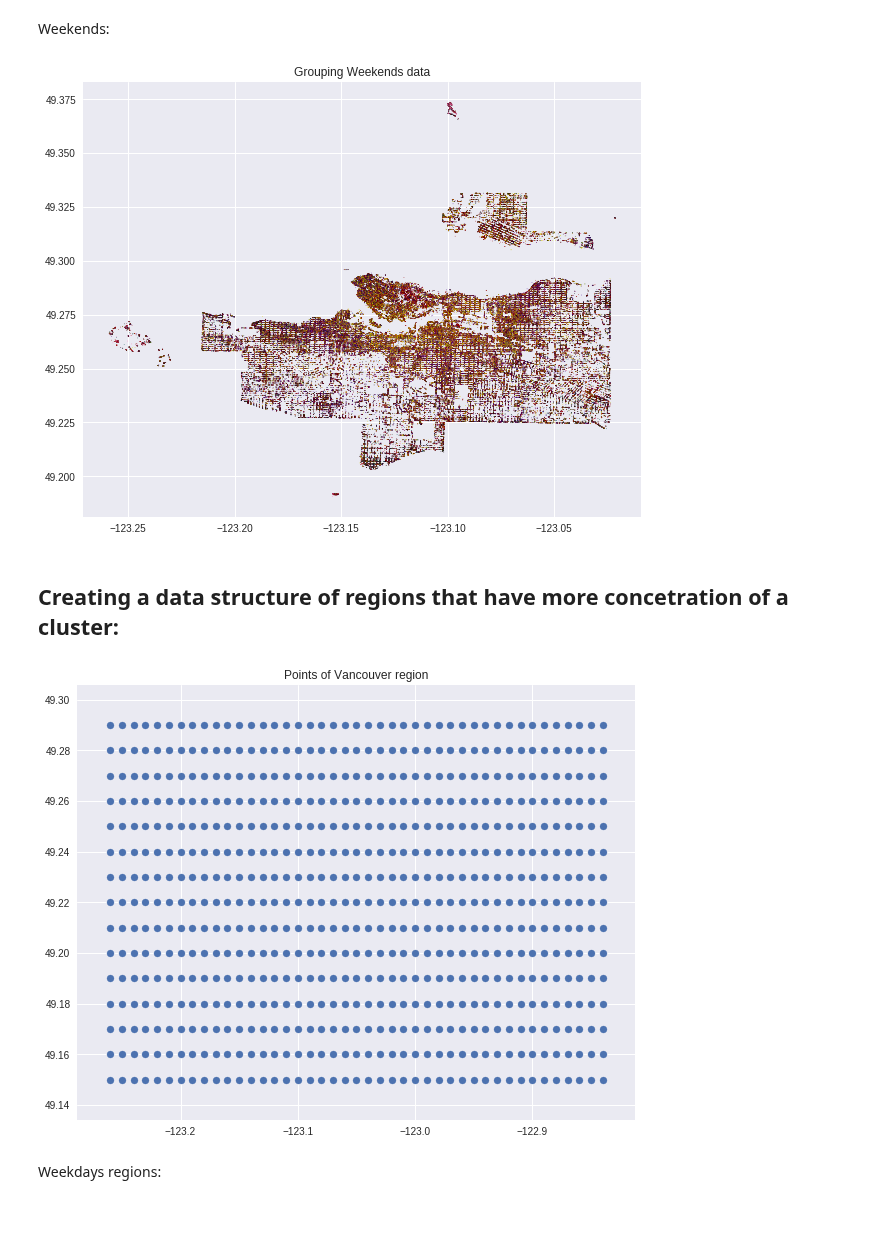
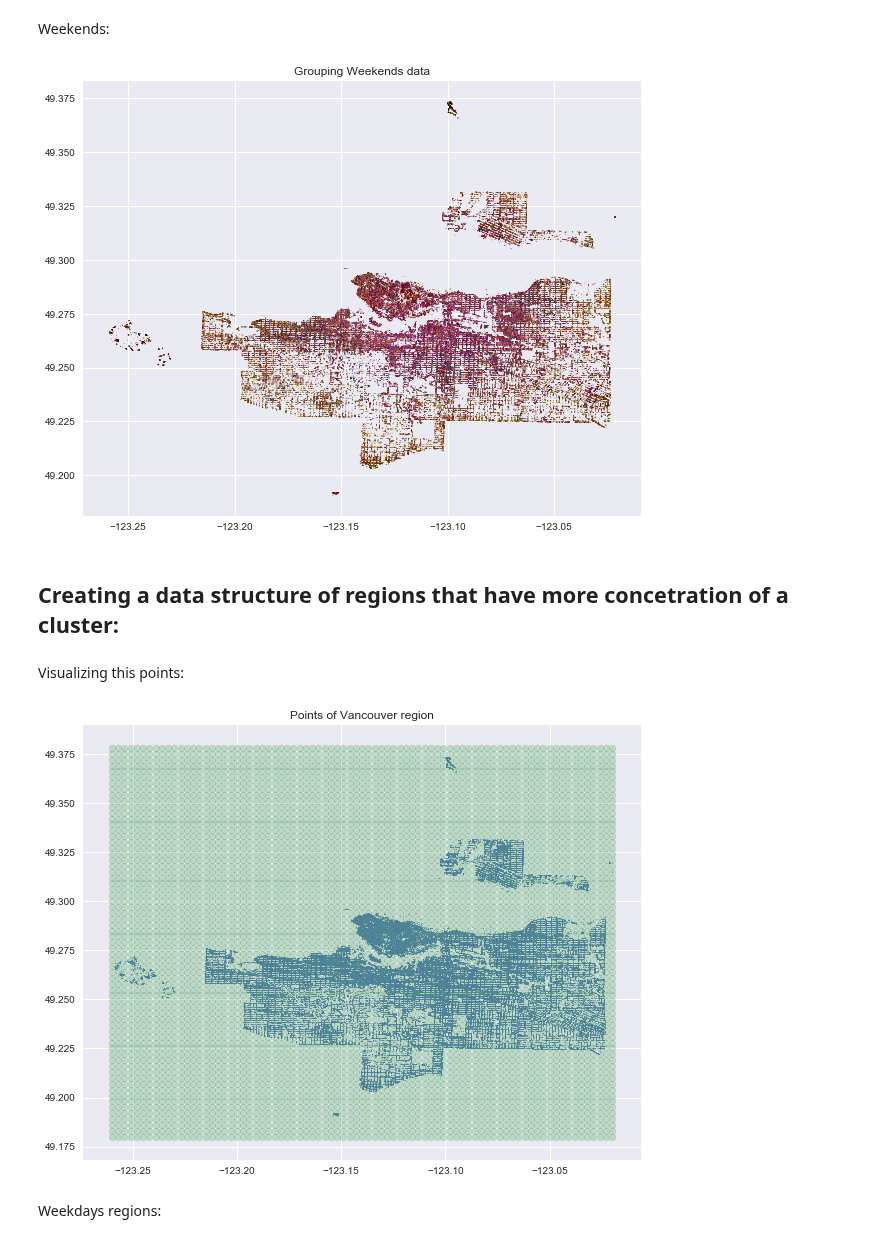
Before and after one commit to netlabufjf/Evo-Scripts, a Jupyter notebook: Clustering_Travels.ipynb, the cells around one changed output. Saved outputs shown, nothing was run; the diff lists cells and outputs as text; code cells hidden in the pictures; blank space fills up the shorter version.

Commit message:
Plotting regions map

```diff
--- a/Clustering_Travels.ipynb
+++ b/Clustering_Travels.ipynb
@@ -9,7 +9,7 @@ from sklearn import metrics
 from scipy.spatial.distance import cdist
 %matplotlib inline
 # %%
-evo_travels = pd.read_csv('travels_id.csv')
+evo_travels = pd.read_csv('../../Python Scripts/travels_id.csv')
 # %% [markdown]
 ## Useful Functions
 # %%
@@ -196,7 +196,7 @@ plt.title('Grouping Weekends data')
 
 plt.show()
 # %% [output]
-[figure, old version]
+[figure, new version]
 # %%
 # Column with groups
 weekends['cluster'] = y
@@ -210,9 +205,22 @@ points = pd.read_csv('malha.csv', names=['lon','lat'])
+# %%
+# Creating points of Vancouver region
+latitudes = []
+longitudes = []
+for lat in np.arange(49.18,49.38,0.003):
+    for lon in np.arange(-123.26,-123.02,0.003):
+        latitudes.append(lat)
+        longitudes.append(lon)
+
+points = pd.DataFrame({'lon':longitudes, 'lat':latitudes})
+# %% [markdown]
+Visualizing this points:
 # %%
 plt.figure(figsize=(10,8))
-plt.scatter(points['lon'], points['lat'])
+plt.scatter(evo_travels['Start_lon'], evo_travels['Start_lat'], s=0.1)
+plt.scatter(points['lon'], points['lat'], alpha=0.3)
 plt.title('Points of Vancouver region')
 
 plt.show()
 # %% [output]
-[figure, old version]
+[figure, new version]
 # %%
```
Also changed, not shown: parts of 8 cells of this notebook.
